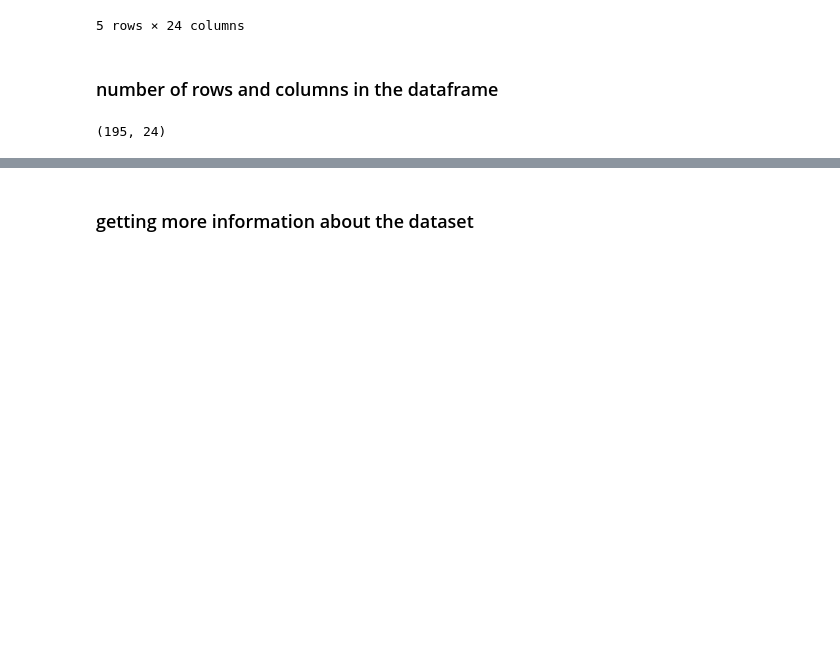
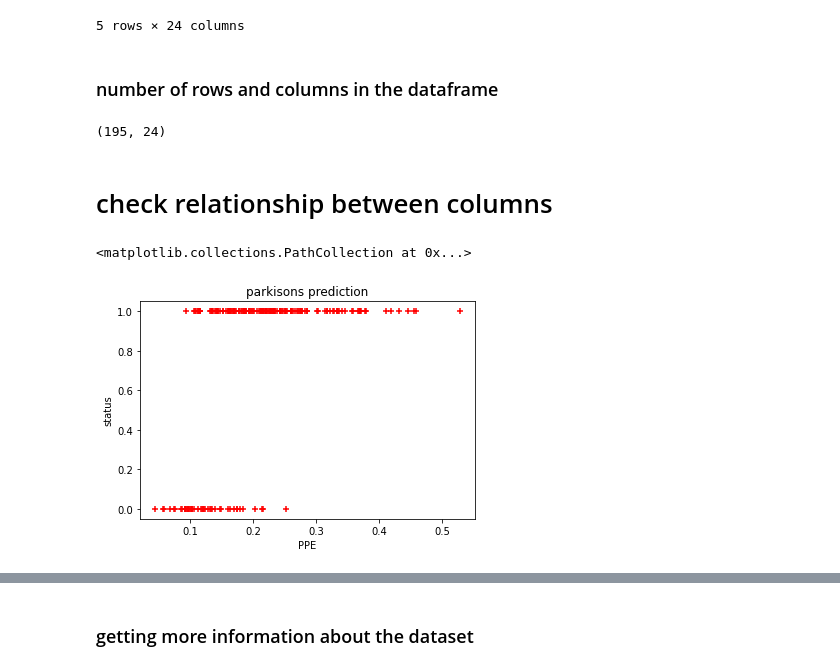
Before and after one commit to sohammanjrekar/Multiple-Disease-Prediction-Webapp, a Jupyter notebook: Code/Multiple disease prediction system - Parkinsons.ipynb, the cells around one changed output, grey strips where cells are left out. Saved outputs shown, nothing was run; the diff lists cells and outputs as text; code cells hidden in the pictures; blank space fills up the shorter version.

```diff
--- a/Code/Multiple disease prediction system - Parkinsons.ipynb
+++ b/Code/Multiple disease prediction system - Parkinsons.ipynb
@@ -32,3 +37,14 @@ parkinsons_data.head()
 parkinsons_data.shape
 # %% [output]
 (195, 24)
+# %% [markdown]
+# check relationship between columns
+# %%
+%matplotlib inline
+plt.xlabel('PPE')
+plt.ylabel('status')
+plt.title('parkisons prediction')
+plt.scatter(parkinsons_data.PPE, parkinsons_data.status,color='red',marker='+')
+# %% [output]
+<matplotlib.collections.PathCollection at 0x...>
+[figure, added]
```
Also changed, not shown: parts of 14 cells of this notebook.
